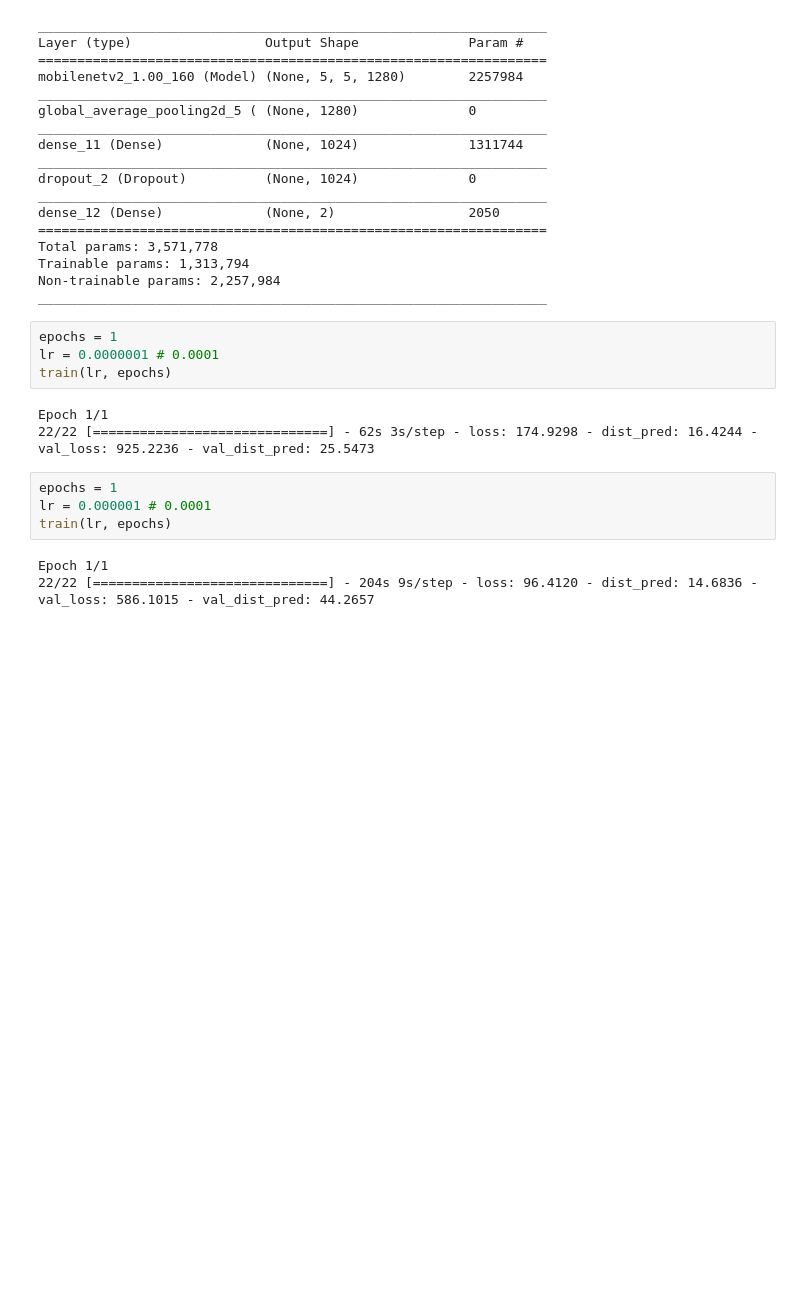
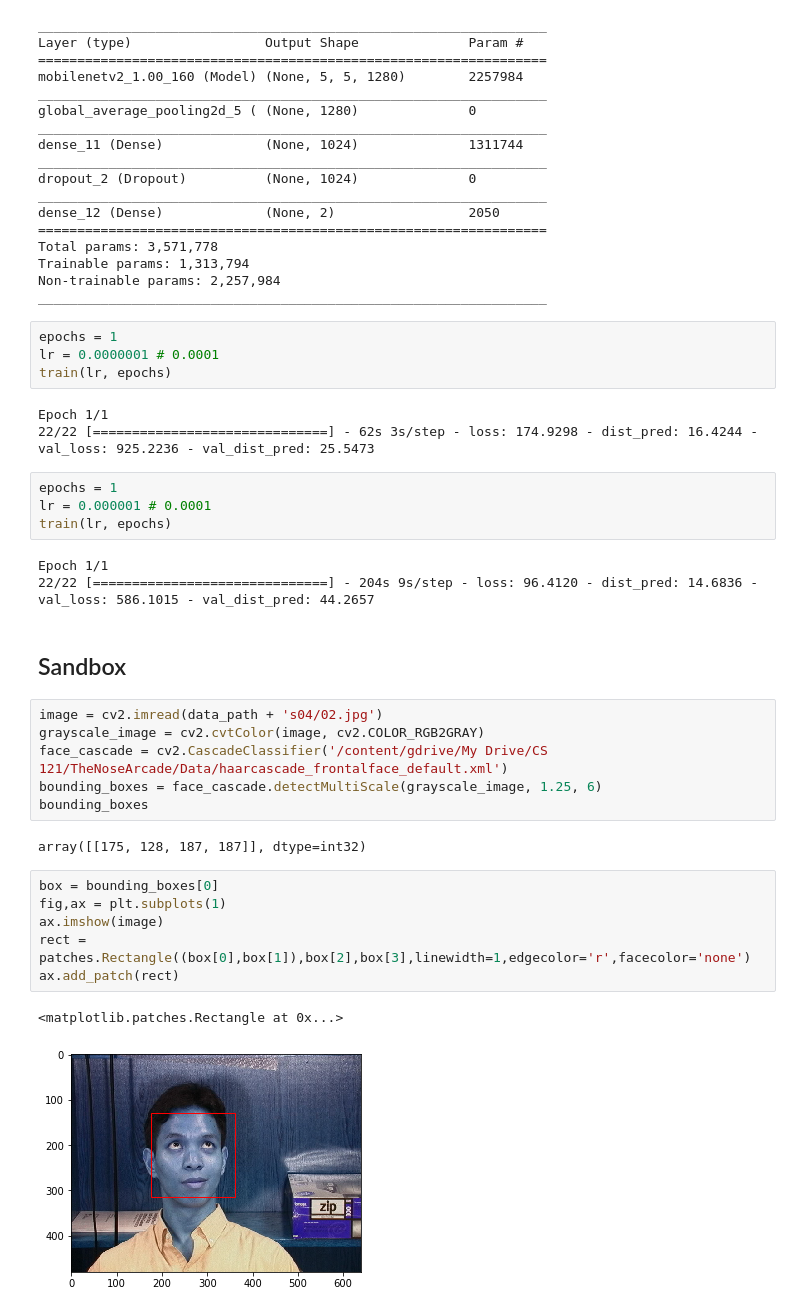
Before and after one commit to MatthewCalligaro/TheNoseArcade, a Jupyter notebook: neural-network/notebooks/tf_keras_gt_db.ipynb, the cells around one changed output. Cells and saved outputs as stored; diff of their text form; blank space fills up the shorter version.

```diff
--- a/neural-network/notebooks/tf_keras_gt_db.ipynb
+++ b/neural-network/notebooks/tf_keras_gt_db.ipynb
@@ -353,3 +353,22 @@ train(lr, epochs)
 # %% [output]
 Epoch 1/1
 22/22 [==============================] - 204s 9s/step - loss: 96.4120 - dist_pred: 14.6836 - val_loss: 586.1015 - val_dist_pred: 44.2657
+# %% [markdown]
+## Sandbox
+# %%
+image = cv2.imread(data_path + 's04/02.jpg')
+grayscale_image = cv2.cvtColor(image, cv2.COLOR_RGB2GRAY)
+face_cascade = cv2.CascadeClassifier('/content/gdrive/My Drive/CS 121/TheNoseArcade/Data/haarcascade_frontalface_default.xml')
+bounding_boxes = face_cascade.detectMultiScale(grayscale_image, 1.25, 6)
+bounding_boxes
+# %% [output]
+array([[175, 128, 187, 187]], dtype=int32)
+# %%
+box = bounding_boxes[0]
+fig,ax = plt.subplots(1)
+ax.imshow(image)
+rect = patches.Rectangle((box[0],box[1]),box[2],box[3],linewidth=1,edgecolor='r',facecolor='none')
+ax.add_patch(rect)
+# %% [output]
+<matplotlib.patches.Rectangle at 0x...>
+[figure, added]
```
Also changed, not shown: parts of 1 cell of this notebook.
